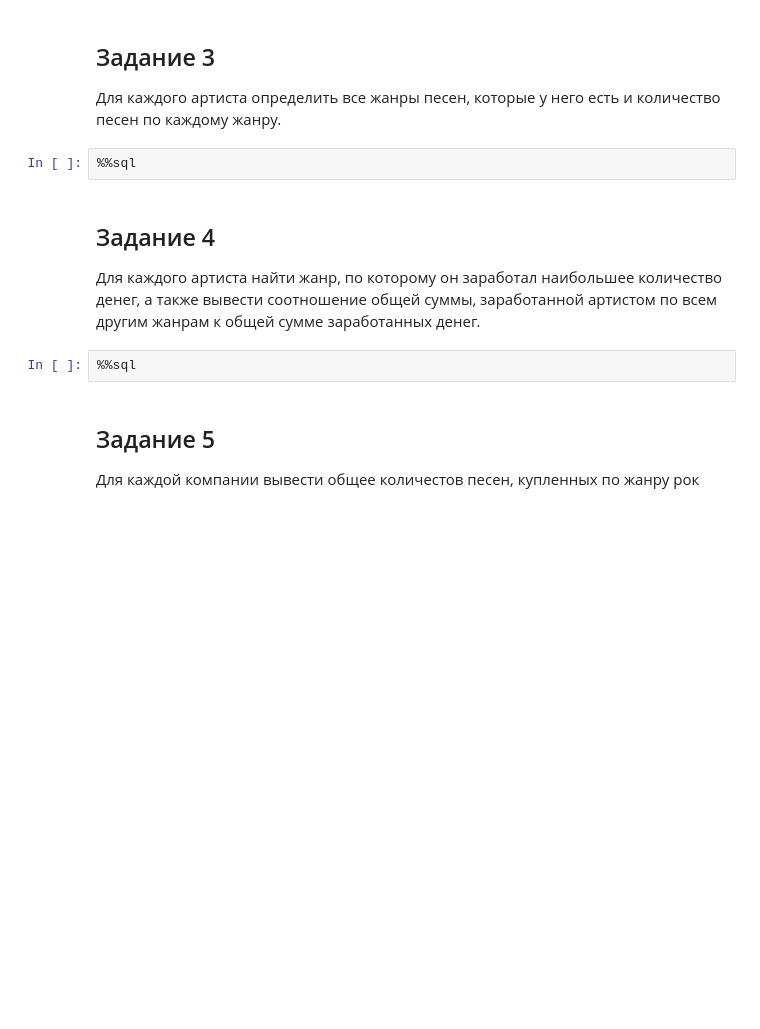
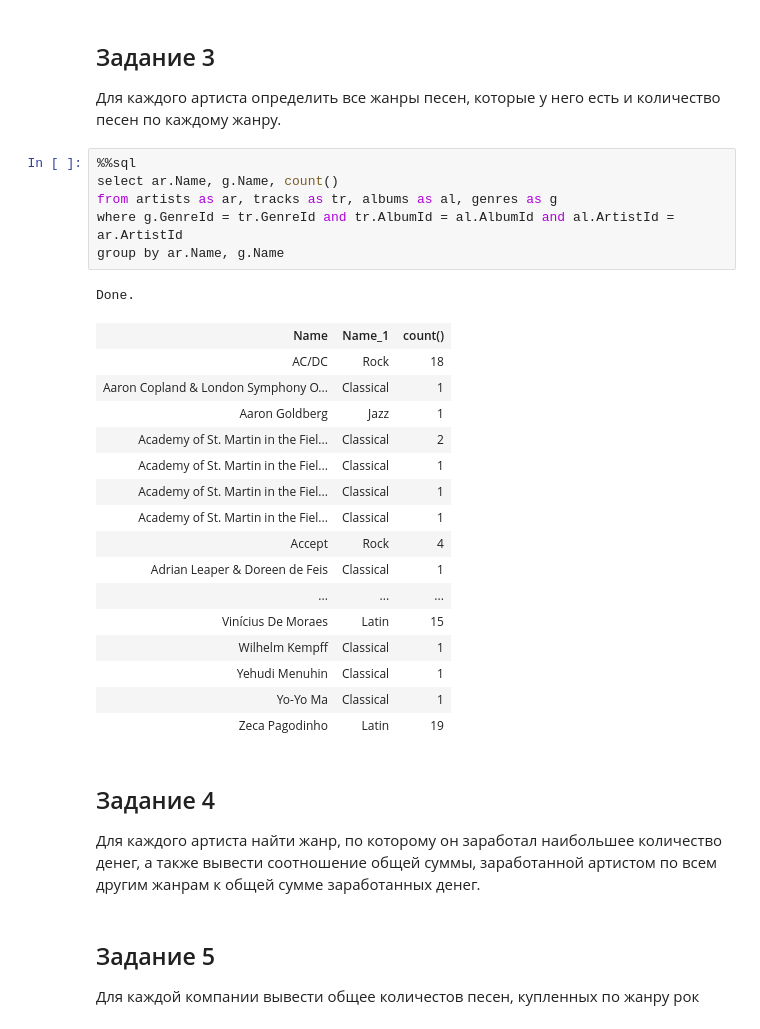
Before and after one commit to AyaFaraday/lethe, a Jupyter notebook: ДЗ 2-1.ipynb, the cells around one changed output. Saved outputs shown, nothing was run; the diff lists cells and outputs as text; blank space fills up the shorter version.

```diff
--- a/ДЗ 2-1.ipynb
+++ b/ДЗ 2-1.ipynb
@@ -39,13 +58,33 @@ Done.
 # %% [markdown]
 ## Задание 3
 Для каждого артиста определить все жанры песен, которые у него есть и количество песен по каждому жанру.
-# %%
-%%sql
+# %%
+%%sql
+select ar.Name, g.Name, count()
+from artists as ar, tracks as tr, albums as al, genres as g
+where g.GenreId = tr.GenreId and tr.AlbumId = al.AlbumId and al.ArtistId = ar.ArtistId
+group by ar.Name, g.Name
+# %% [output]
+Done.
+| Name | Name_1 | count() |
+| AC/DC | Rock | 18 |
+| Aaron Copland & London Symphony O... | Classical | 1 |
+| Aaron Goldberg | Jazz | 1 |
+| Academy of St. Martin in the Fiel... | Classical | 2 |
+| Academy of St. Martin in the Fiel... | Classical | 1 |
+| Academy of St. Martin in the Fiel... | Classical | 1 |
+| Academy of St. Martin in the Fiel... | Classical | 1 |
+| Accept | Rock | 4 |
+| Adrian Leaper & Doreen de Feis | Classical | 1 |
+| ... | ... | ... |
+| Vinícius De Moraes | Latin | 15 |
+| Wilhelm Kempff | Classical | 1 |
+| Yehudi Menuhin | Classical | 1 |
+| Yo-Yo Ma | Classical | 1 |
+| Zeca Pagodinho | Latin | 19 |
 # %% [markdown]
 ## Задание 4
 Для каждого артиста найти жанр, по которому он заработал наибольшее количество денег, а также вывести соотношение общей суммы, заработанной артистом по всем другим жанрам к общей сумме заработанных денег.
-# %%
-%%sql
 # %% [markdown]
 ## Задание 5
 Для каждой компании вывести общее количестов песен, купленных по жанру рок
```
Also changed, not shown: parts of 3 cells of this notebook, 1 other file.
